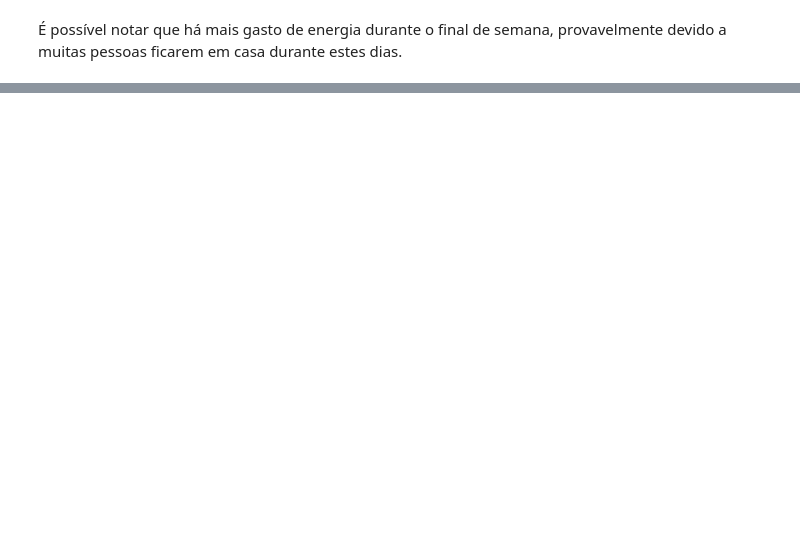
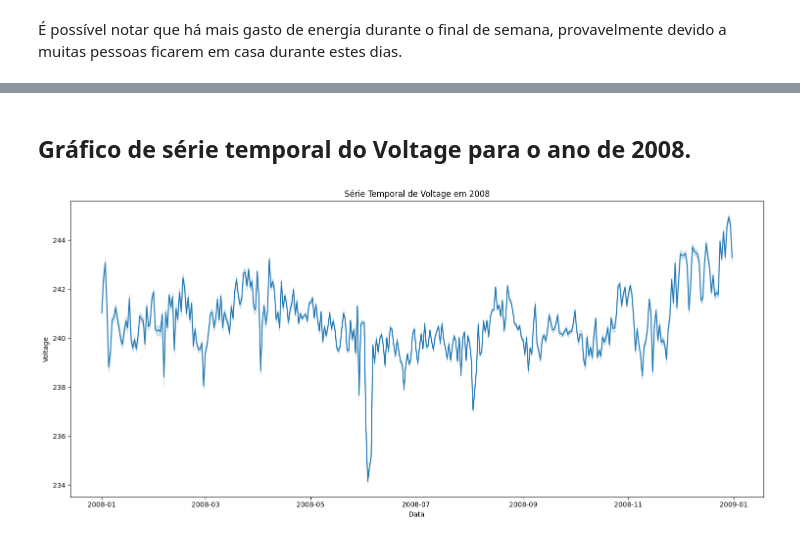
Before and after one commit to SunaUezuri/ElectricalEnergyConsumption, a Jupyter notebook: ElectricalEnergyConsumption.ipynb, the cells around one changed output, grey strips where cells are left out. Saved outputs shown, nothing was run; the diff lists cells and outputs as text; code cells hidden in the pictures; blank space fills up the shorter version.

```diff
--- a/ElectricalEnergyConsumption.ipynb
+++ b/ElectricalEnergyConsumption.ipynb
@@ -299,0 +320,3 @@ dtype: float64
+# %%
+# Criando a nova variável somando as colunas de sub-medição
+df["Total_Sub_metering"] = df["Sub_metering_1"] + df["Sub_metering_2"] + df["Sub_metering_3"]
@@ -299,0 +362,16 @@ dtype: float64
+# %% [markdown]
+## Gráfico de série temporal do Voltage para o ano de 2008.
+# %%
+# Filtrar o DataFrame para o ano de 2008
+df_2008 = df[df["Date"].dt.year == 2008]
+
+# Criar o gráfico de série temporal para Voltage em 2008
+plt.figure(figsize=(15, 7))
+sns.lineplot(data=df_2008, x="Date", y="Voltage")
+plt.title("Série Temporal de Voltage em 2008")
+plt.xlabel("Data")
+plt.ylabel("Voltage")
+plt.tight_layout()
+plt.show()
+# %% [output]
+[figure, added]
```
Also changed, not shown: parts of 28 cells of this notebook.
